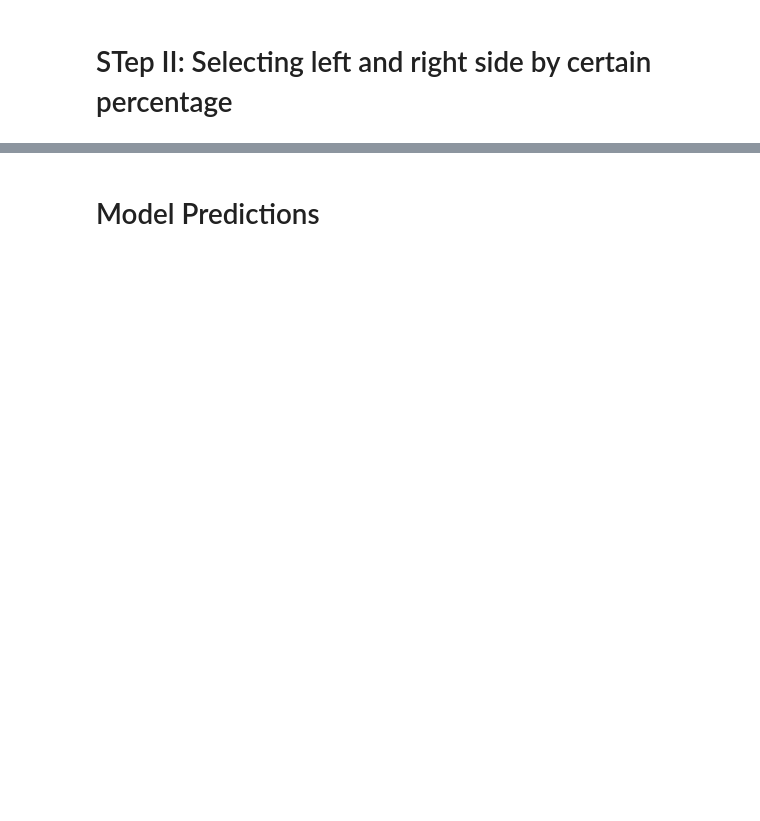
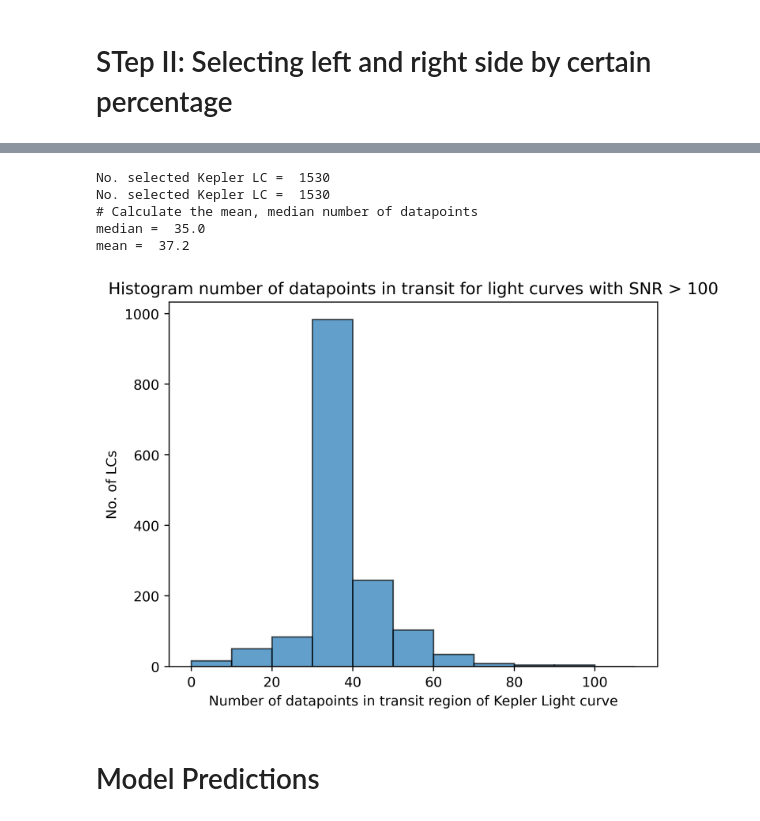
Before and after one commit to abrahammathews2000/mega, a Jupyter notebook: ml_training/overlap_lightcurves_simul_kepler_2.ipynb, the cells around one changed output, grey strips where cells are left out. Drawn from its saved outputs; the diff is of its cells as text; code cells hidden in the pictures; blank space fills up the shorter version.

Commit message:
Calculating median of no. of datapoints

```diff
--- a/ml_training/overlap_lightcurves_simul_kepler_2.ipynb
+++ b/ml_training/overlap_lightcurves_simul_kepler_2.ipynb
@@ -543,17 +660,33 @@ plt.show()
+# %%
+print("No. selected Kepler LC = ",len(len_selected_portion[selected_kepler_index]))
+print("No. selected Kepler LC = ",len(selected_kepler_index))
+
+# Calculate the mean, median number of datapoints
+print("# Calculate the mean, median number of datapoints ")
+print("median = ",np.median(len_selected_portion[selected_kepler_index]))
+print("mean = ", np.mean(len_selected_portion[selected_kepler_index]))
+# %% [output]
+No. selected Kepler LC =  1530
+No. selected Kepler LC =  1530
+# Calculate the mean, median number of datapoints
+median =  35.0
+mean =  37.2
 # %%
 # Create a histogram for number of points in selected LC
 # with percentages on the y-axis
 # plt.hist(len_selected_portion[selected_kepler_index], bins=10, density=True, edgecolor='black', alpha=0.7)
 # plt.ylabel('Percentage (%)')
-
-plt.hist(len_selected_portion[selected_kepler_index], bins=10, edgecolor='black', alpha=0.7)
+bins = np.arange(0,120,10)
+plt.hist(len_selected_portion[selected_kepler_index], bins=bins, edgecolor='black', alpha=0.7)
 plt.ylabel('No. of LCs')
 
-plt.xlabel('Number of elements in center region')
-plt.title('Number of elements in center region')
+plt.xlabel('Number of datapoints in transit region of Kepler Light curve')
+plt.title(f'Histogram number of datapoints in transit for light curves with SNR > {SNR_Threshold}')
 
 # Show the plot
 plt.show()
+# %% [output]
+[figure, added]
 # %% [markdown]
 # Model Predictions
 # %%
```
Also changed, not shown: parts of 27 cells of this notebook.
